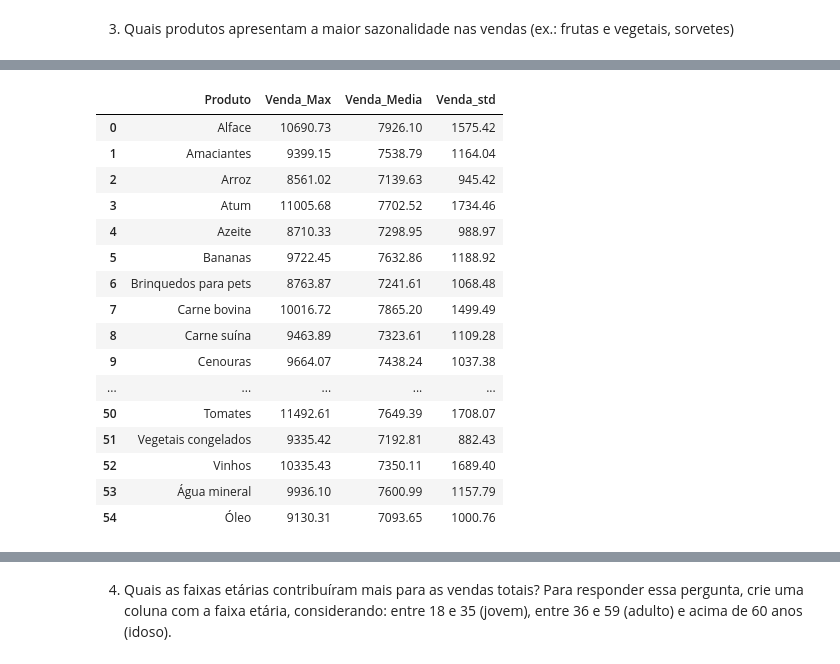
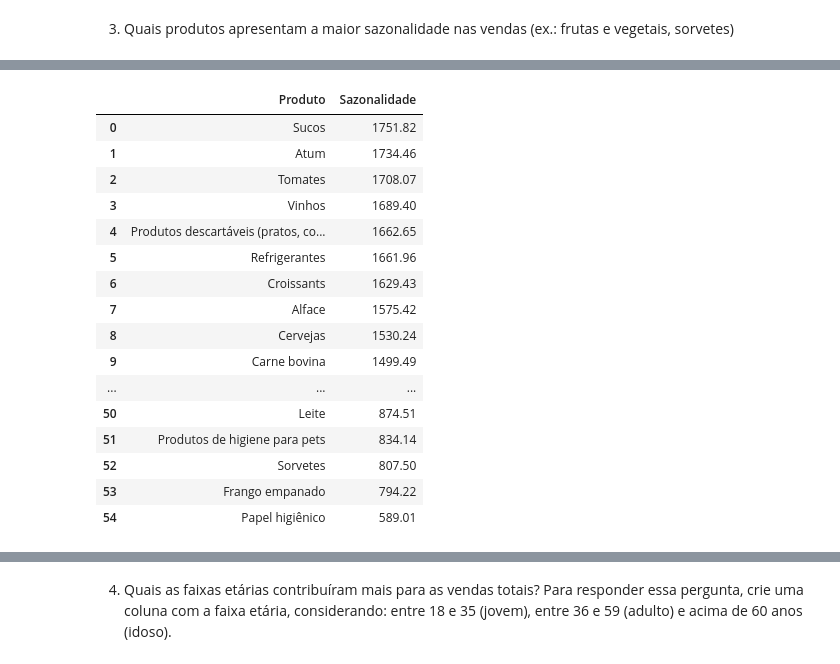
Before and after one commit to Danibisinoto/Repositorio_PROJETO_FINAL_Analise_Exploratoria_de_Dados, a Jupyter notebook: PROJETO.IPYNB, the cells around one changed output, grey strips where cells are left out. Drawn from its saved outputs; the diff is of its cells as text; code cells hidden in the pictures.

Commit message:
resolução da questão 3 e início da resposta à questão 4

```diff
--- a/PROJETO.IPYNB
+++ b/PROJETO.IPYNB
@@ -352,35 +343,34 @@ df.head()
-# %%
-#separando o mês
-df['Mes']=pd.to_datetime(df['Data']).dt.to_period('M')
-
-#calculando valor das vendas por produto
-Vendas_Mes=(df.groupby(['Produto', 'Mes'])['Total_Venda'].sum().reset_index())
-
-#encontrando o maior valor de venda, o valor médio e o desvio padrão das vendas por produto
-sazonal=Venda_Mes.groupby('Produto')['Total_Venda'].agg(
-                                                    Venda_Max='max',
-                                                    Venda_Media='mean',
-                                                    Venda_std='std').reset_index().round(2)
-sazonal
-
-
-
-#####ANALISE
-# %% [output]
-|  | Produto | Venda_Max | Venda_Media | Venda_std |
-| 0 | Alface | 10690.73 | 7926.10 | 1575.42 |
-| 1 | Amaciantes | 9399.15 | 7538.79 | 1164.04 |
-| 2 | Arroz | 8561.02 | 7139.63 | 945.42 |
-| 3 | Atum | 11005.68 | 7702.52 | 1734.46 |
-| 4 | Azeite | 8710.33 | 7298.95 | 988.97 |
-| 5 | Bananas | 9722.45 | 7632.86 | 1188.92 |
-| 6 | Brinquedos para pets | 8763.87 | 7241.61 | 1068.48 |
-| 7 | Carne bovina | 10016.72 | 7865.20 | 1499.49 |
-| 8 | Carne suína | 9463.89 | 7323.61 | 1109.28 |
-| 9 | Cenouras | 9664.07 | 7438.24 | 1037.38 |
-| ... | ... | ... | ... | ... |
-| 50 | Tomates | 11492.61 | 7649.39 | 1708.07 |
-| 51 | Vegetais congelados | 9335.42 | 7192.81 | 882.43 |
-| 52 | Vinhos | 10335.43 | 7350.11 | 1689.40 |
-| 53 | Água mineral | 9936.10 | 7600.99 | 1157.79 |
-| 54 | Óleo | 9130.31 | 7093.65 | 1000.76 |
+# %%
+#primeiro precisa somar as vendas totais dos produtos por mês para obter as vendas mensais por produto
+#depois precisa calcular o desvio padrão dessas vendas mensais por produto para ter a 'sazonalidade'
+
+df['Mes']=pd.to_datetime(df['Data']).dt.to_period('M')
+
+sazonalidade=df.groupby(['Produto','Mes'])['Total_Venda'].sum().groupby('Produto').std().sort_values(ascending=False).round(2).reset_index(name="Sazonalidade")
+sazonalidade
+
+#####ANALISE
+#pela resposta, 'Sucos' é o produto de maior sazonalidade, seguido de 'Atum', 'Tomates', 'Vinhos' e assim por diante...
+#Não há grande diferença entre os produtos...os resultados são próximos, com exceção do 'Papel Higiênico' que possui
+#a menor volatilidade
+#Porém, devido às análises anteriores, 'Alimentos Frescos" sempre se sobresai, o que me deixou "encafifada"rs
+#Por isso resolvi calcular o coeficiente de volatilidade que achei no google rs para tirar a prova....
+#coeficiente de variação=desvio padrão/média
+# %% [output]
+|  | Produto | Sazonalidade |
+| 0 | Sucos | 1751.82 |
+| 1 | Atum | 1734.46 |
+| 2 | Tomates | 1708.07 |
+| 3 | Vinhos | 1689.40 |
+| 4 | Produtos descartáveis (pratos, co... | 1662.65 |
+| 5 | Refrigerantes | 1661.96 |
+| 6 | Croissants | 1629.43 |
+| 7 | Alface | 1575.42 |
+| 8 | Cervejas | 1530.24 |
+| 9 | Carne bovina | 1499.49 |
+| ... | ... | ... |
+| 50 | Leite | 874.51 |
+| 51 | Produtos de higiene para pets | 834.14 |
+| 52 | Sorvetes | 807.50 |
+| 53 | Frango empanado | 794.22 |
+| 54 | Papel higiênico | 589.01 |
```
Also changed, not shown: parts of 5 cells of this notebook.
